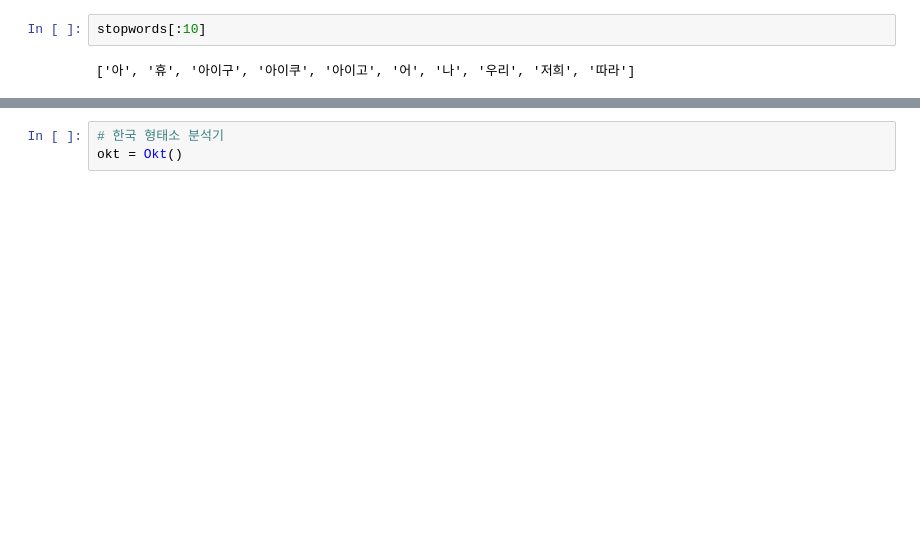
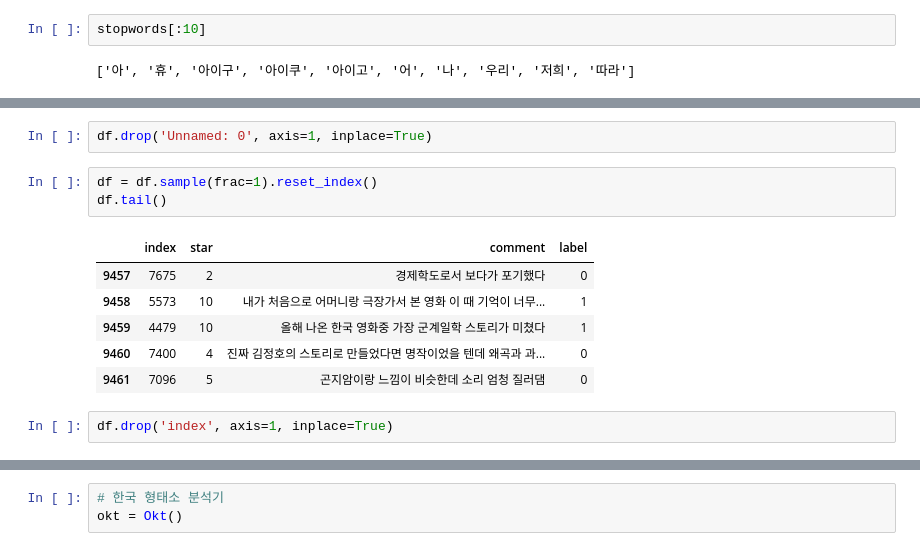
Before and after one commit to Hyun-Jun-Lee/Review_Sentiment_Analysis, a Jupyter notebook: Movie_Review_Seniment_Analysis.ipynb, the cells around one changed output, grey strips where cells are left out. Cells and saved outputs as stored; diff of their text form; blank space fills up the shorter version.

```diff
--- a/Movie_Review_Seniment_Analysis.ipynb
+++ b/Movie_Review_Seniment_Analysis.ipynb
@@ -40,0 +52,14 @@ stopwords[:10]
+# %%
+df.drop('Unnamed: 0', axis=1, inplace=True)
+# %%
+df = df.sample(frac=1).reset_index()
+df.tail()
+# %% [output]
+|  | index | star | comment | label |
+| 9457 | 7675 | 2 | 경제학도로서 보다가 포기했다 | 0 |
+| 9458 | 5573 | 10 | 내가 처음으로 어머니랑 극장가서 본 영화 이 때 기억이 너무... | 1 |
+| 9459 | 4479 | 10 | 올해 나온 한국 영화중 가장 군계일학 스토리가 미쳤다 | 1 |
+| 9460 | 7400 | 4 | 진짜 김정호의 스토리로 만들었다면 명작이었을 텐데 왜곡과 과... | 0 |
+| 9461 | 7096 | 5 | 곤지암이랑 느낌이 비슷한데 소리 엄청 질러댐 | 0 |
+# %%
+df.drop('index', axis=1, inplace=True)
```
Also changed, not shown: parts of 15 cells of this notebook.
